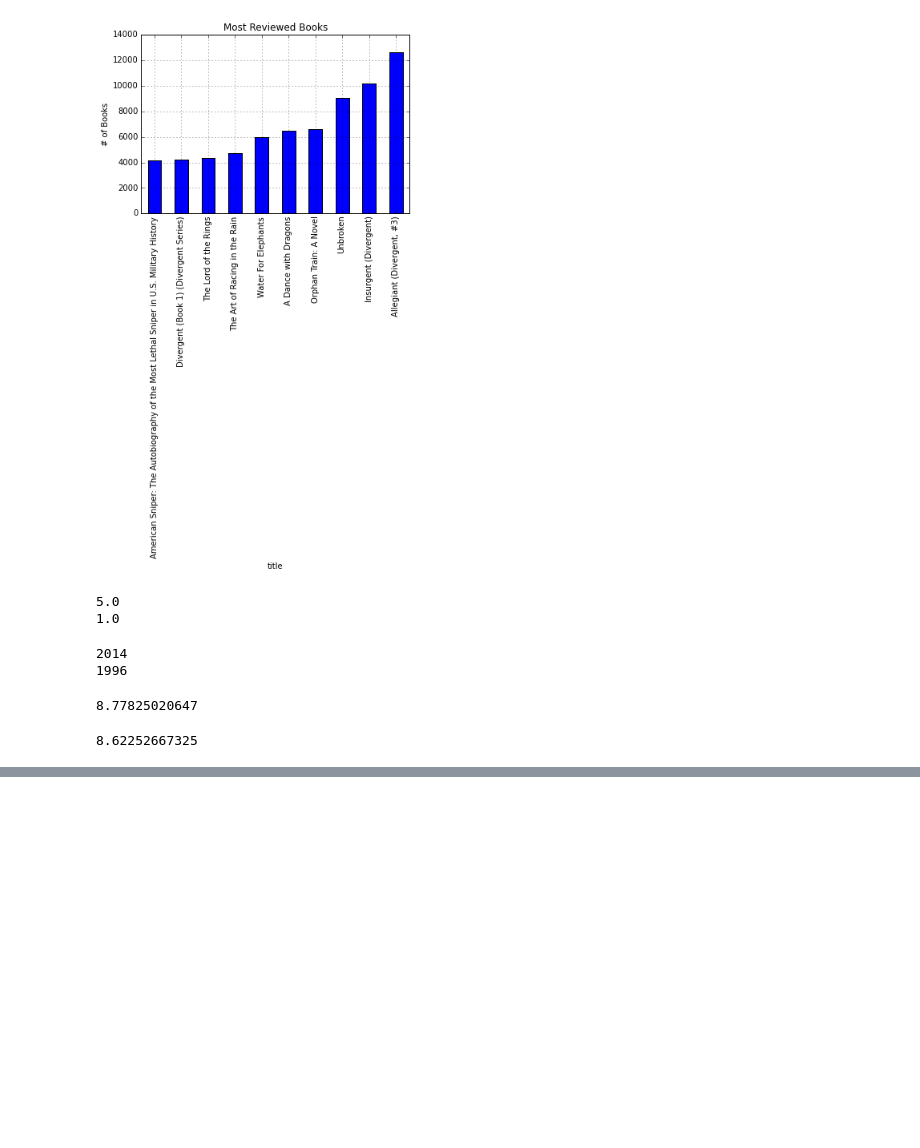
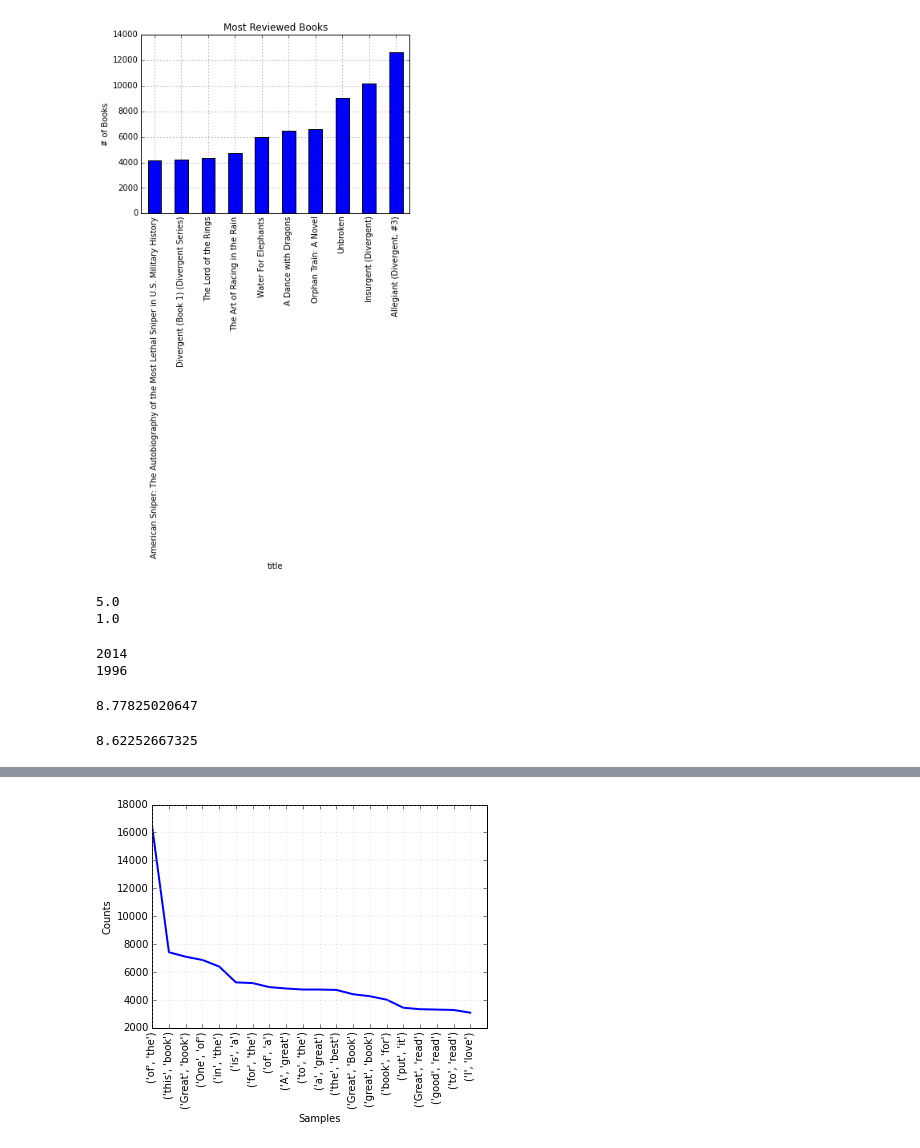
Before and after one commit to hmallajosyula/Amazon-Recommender-System, a Jupyter notebook: Capstone.ipynb, the cells around one changed output, grey strips where cells are left out. Drawn from its saved outputs; the diff is of its cells as text; code cells hidden in the pictures; blank space fills up the shorter version.

```diff
--- a/Capstone.ipynb
+++ b/Capstone.ipynb
@@ -269,0 +306,4 @@ plt.show()
+# %%
+#listing  freq distribution of bigrams from positive reviews
+fdist2= FreqDist(nltk.bigrams(w for w in positive_words.split()))
+fdist2.most_common(20)
@@ -269,0 +331,4 @@ plt.show()
+# %%
+fdist2.plot(20, cumulative=False)
+# %% [output]
+[figure, added]
```
Also changed, not shown: parts of 10 cells of this notebook.
